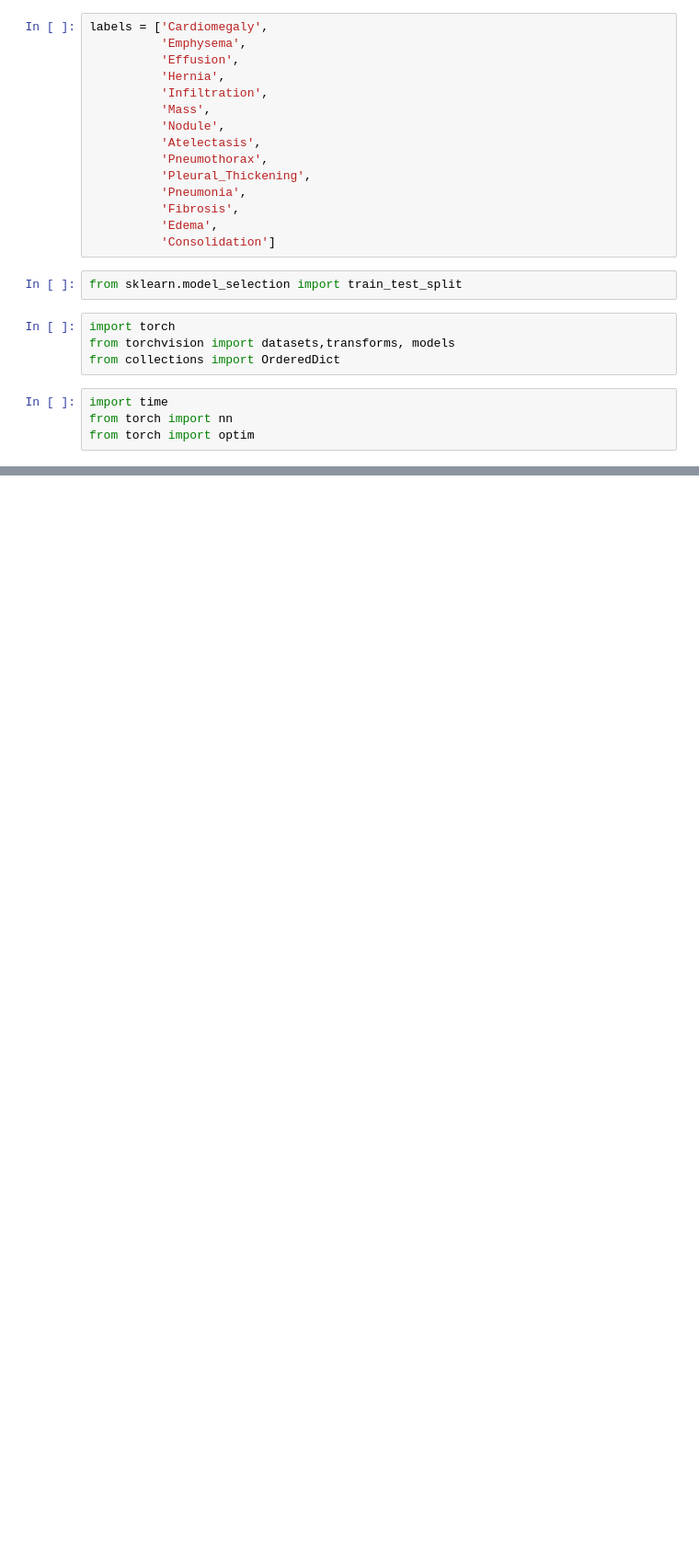
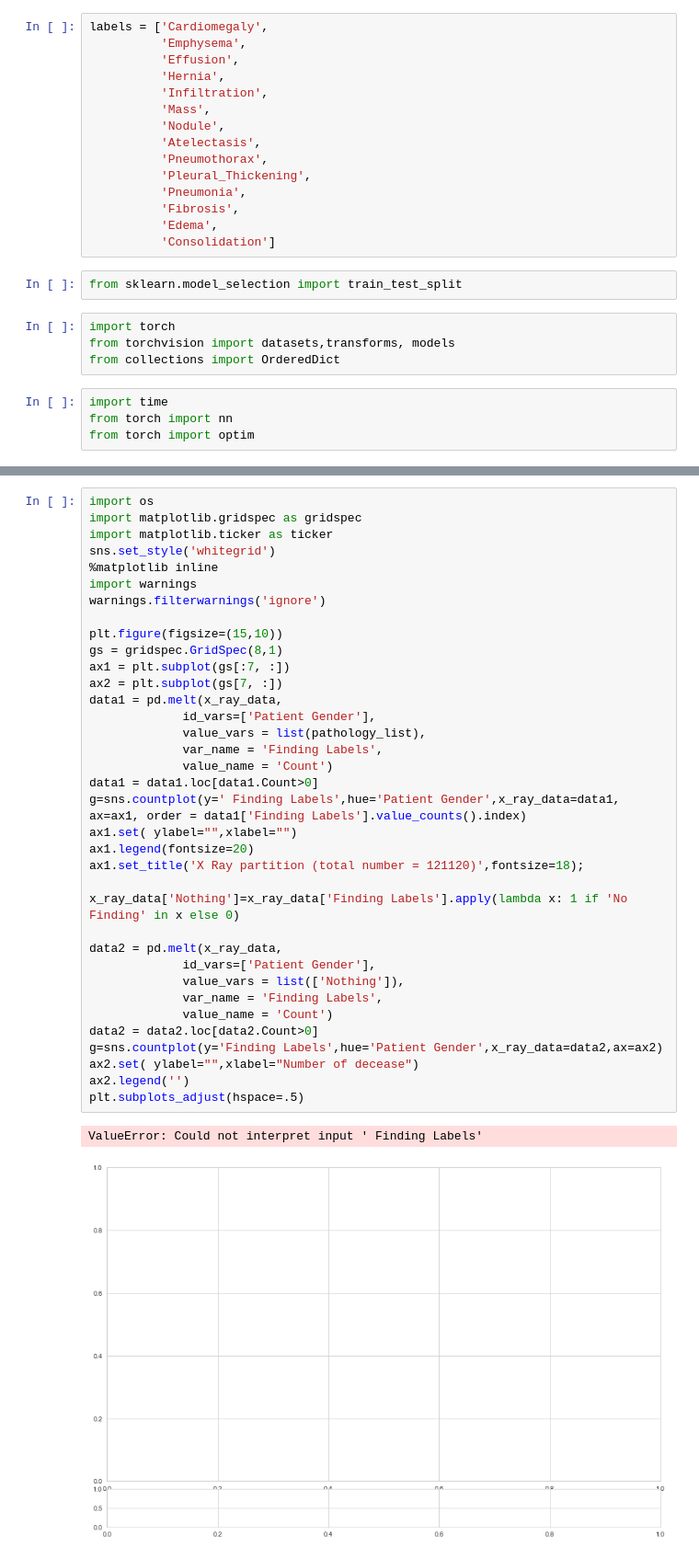
Before and after one commit to Sairamvinay/Chest-X-ray-DL, a Jupyter notebook: Seongwoo_v1.ipynb, the cells around one changed output, grey strips where cells are left out. Shown: that part at 92% size. Cells and saved outputs as stored; diff of their text form; blank space fills up the shorter version.

```diff
--- a/Seongwoo_v1.ipynb
+++ b/Seongwoo_v1.ipynb
@@ -135,0 +126,39 @@ Loaded 0 images
+# %%
+import os
+import matplotlib.gridspec as gridspec
+import matplotlib.ticker as ticker
+sns.set_style('whitegrid')
+%matplotlib inline
+import warnings
+warnings.filterwarnings('ignore')
+
+plt.figure(figsize=(15,10))
+gs = gridspec.GridSpec(8,1)
+ax1 = plt.subplot(gs[:7, :])
+ax2 = plt.subplot(gs[7, :])
+data1 = pd.melt(x_ray_data,
+             id_vars=['Patient Gender'],
+             value_vars = list(pathology_list),
+             var_name = 'Finding Labels',
+             value_name = 'Count')
+data1 = data1.loc[data1.Count>0]
+g=sns.countplot(y='	Finding Labels',hue='Patient Gender',x_ray_data=data1, ax=ax1, order = data1['Finding Labels'].value_counts().index)
+ax1.set( ylabel="",xlabel="")
+ax1.legend(fontsize=20)
+ax1.set_title('X Ray partition (total number = 121120)',fontsize=18);
+
+x_ray_data['Nothing']=x_ray_data['Finding Labels'].apply(lambda x: 1 if 'No Finding' in x else 0)
+
+data2 = pd.melt(x_ray_data,
+             id_vars=['Patient Gender'],
+             value_vars = list(['Nothing']),
+             var_name = 'Finding Labels',
+             value_name = 'Count')
+data2 = data2.loc[data2.Count>0]
+g=sns.countplot(y='Finding Labels',hue='Patient Gender',x_ray_data=data2,ax=ax2)
+ax2.set( ylabel="",xlabel="Number of decease")
+ax2.legend('')
+plt.subplots_adjust(hspace=.5)
+# %% [output]
+ValueError: Could not interpret input ' Finding Labels'
+[figure, added]
```
Also changed, not shown: parts of 6 cells of this notebook.
